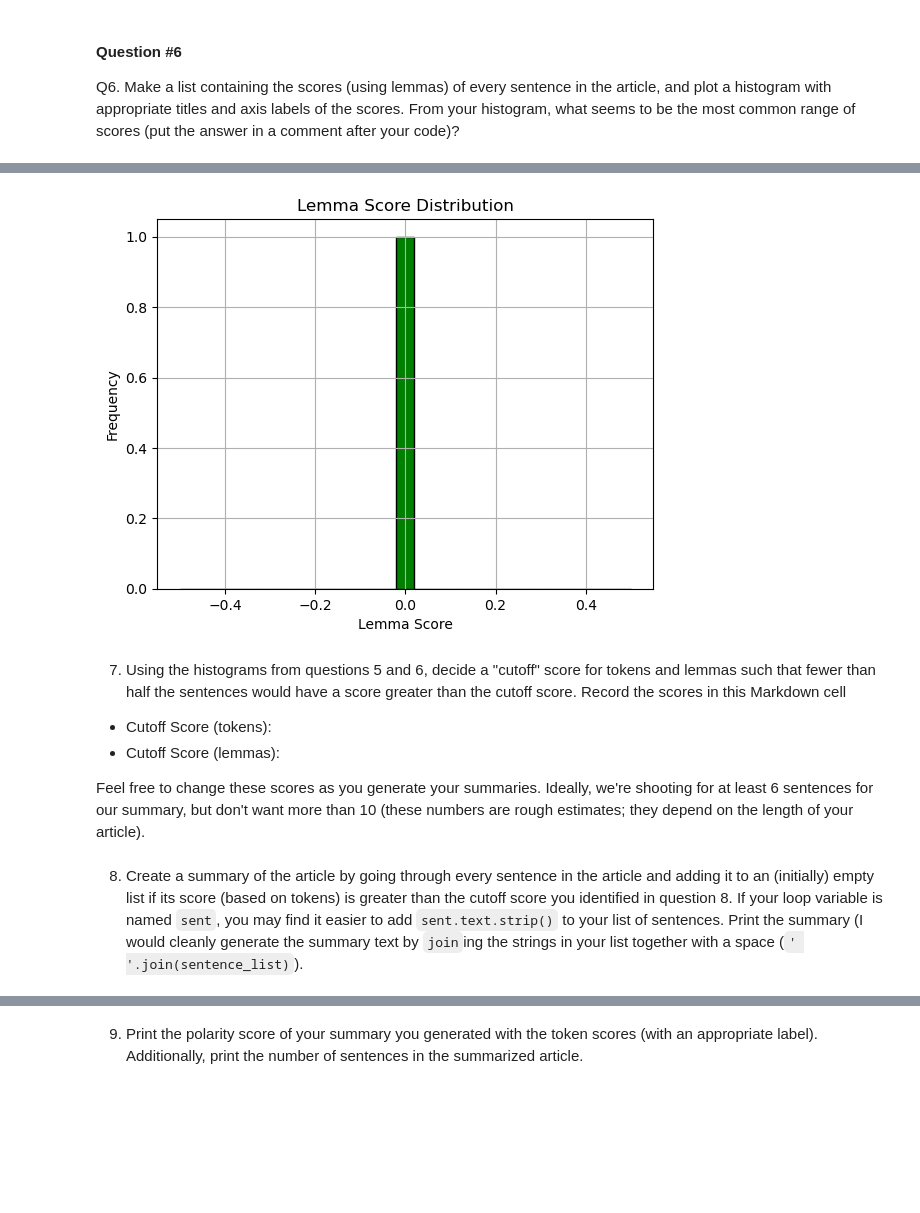
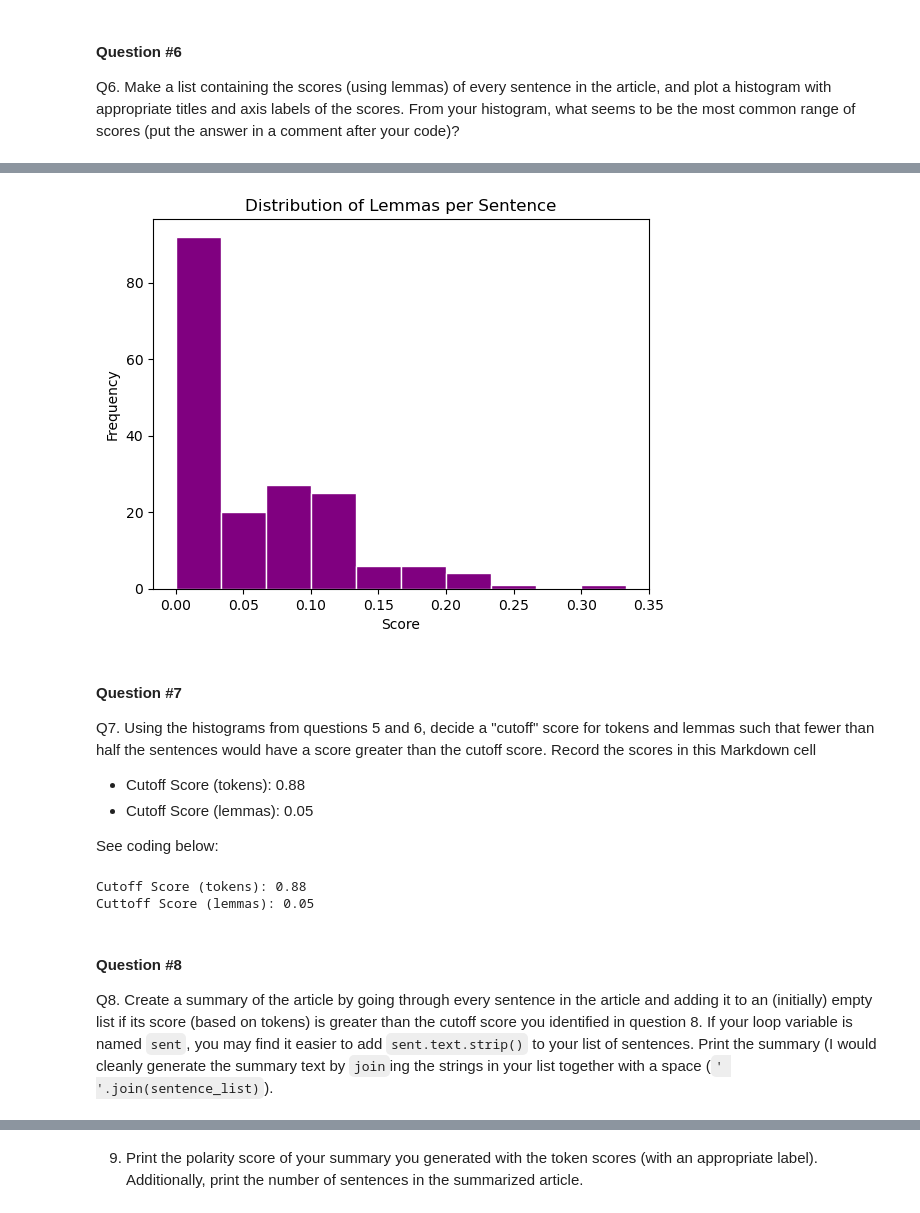
Before and after one commit to msmixj/article-summarizer, a Jupyter notebook: article-summarizer.ipynb, the cells around one changed output, grey strips where cells are left out. Drawn from its saved outputs; the diff is of its cells as text; code cells hidden in the pictures; blank space fills up the shorter version.

Commit message:
Commit through Q10

```diff
--- a/article-summarizer.ipynb
+++ b/article-summarizer.ipynb
@@ -322,21 +322,53 @@ for sentence in list(document.sents):
 0.0 : © 2024 Global Sport Matters.
 0.0 : All rights reserved.
 0.0 : Sport Insights that matterDelivered to your inboxEmail Address First Name Last Name
-# %%
-plt.hist(start/start2, bins=25, color='green', edgecolor='black')
-plt.title('Lemma Score Distribution')
-plt.xlabel('Lemma Score')
-plt.ylabel('Frequency')
-plt.grid(True)
-plt.show()
-# %% [output]
-[figure, removed]
+# %%
+lemma_scores = []
+
+#looping through to find the lemma score again - this time appead all scores into a list instead of printing.
+for sentence in list(document.sents):
+    start = 0
+    for token in sentence:
+        if token.lemma_.lower() in lemmas:
+            start += 1
+    start2 = 0
+    for token in sentence:
+        if not (token.is_space or token.is_punct):
+            start2 += 1
+    lemma_score = start/ start2 if start2 > 0 else 0
+    lemma_scores.append(lemma_score)
+
+#plot histogram
+plt.hist(lemma_scores, bins = 10, color = 'purple', edgecolor = 'white')
+plt.title('Distribution of Lemmas per Sentence')
+plt.xlabel('Score')
+plt.ylabel('Frequency')
+plt.show()
+# %% [output]
+[figure, added]
 # %% [markdown]
-7. Using the histograms from questions 5 and 6, decide a "cutoff" score for tokens and lemmas such that fewer than half the sentences would have a score greater than the cutoff score.  Record the scores in this Markdown cell
+#### Question #7
+Q7. Using the histograms from questions 5 and 6, decide a "cutoff" score for tokens and lemmas such that fewer than half the sentences would have a score greater than the cutoff score.  Record the scores in this Markdown cell
 
-* Cutoff Score (tokens):
-* Cutoff Score (lemmas):
+* Cutoff Score (tokens): 0.88
+* Cutoff Score (lemmas): 0.05
 
-Feel free to change these scores as you generate your summaries.  Ideally, we're shooting for at least 6 sentences for our summary, but don't want more than 10 (these numbers are rough estimates; they depend on the length of your article).
+See coding below:
+# %%
+# Finding scores for tokens and lemmas that were in the 55th percentile to determine cutoff
+import numpy as np
+
+tarray = np.array(token_scores)
+cutoff_token = round(np.percentile(tarray,55),2)
+
+larray = np.array(lemma_scores)
+cutoff_lemma = round(np.percentile(larray,55),2)
+
+print(f"Cutoff Score (tokens): {cutoff_token}")
+print(f"Cuttoff Score (lemmas): {cutoff_lemma}")
+# %% [output]
+Cutoff Score (tokens): 0.88
+Cuttoff Score (lemmas): 0.05
 # %% [markdown]
-8. Create a summary of the article by going through every sentence in the article and adding it to an (initially) empty list if its score (based on tokens) is greater than the cutoff score you identified in question 8.  If your loop variable is named `sent`, you may find it easier to add `sent.text.strip()` to your list of sentences.  Print the summary (I would cleanly generate the summary text by `join`ing the strings in your list together with a space (`' '.join(sentence_list)`).
+#### Question #8
+Q8. Create a summary of the article by going through every sentence in the article and adding it to an (initially) empty list if its score (based on tokens) is greater than the cutoff score you identified in question 8.  If your loop variable is named `sent`, you may find it easier to add `sent.text.strip()` to your list of sentences.  Print the summary (I would cleanly generate the summary text by `join`ing the strings in your list together with a space (`' '.join(sentence_list)`).
```
Also changed, not shown: parts of 3 cells of this notebook.
